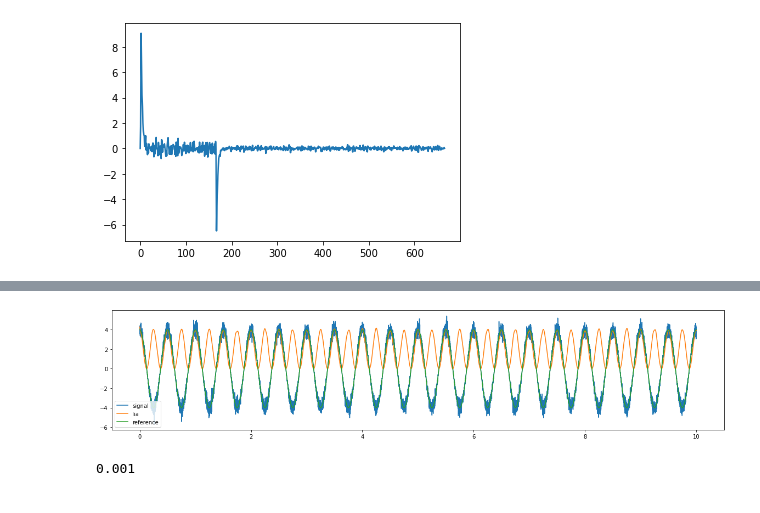
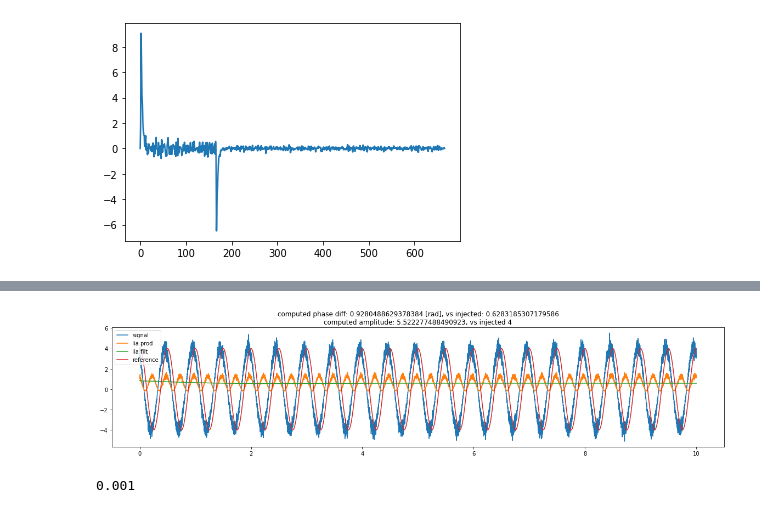
Before and after one commit to RoyElkabetz/NMR-gyroscope, a Jupyter notebook: PID_and_LIA.ipynb, the cells around one changed output, grey strips where cells are left out. Drawn from its saved outputs; the diff is of its cells as text; code cells hidden in the pictures.

```diff
--- a/PID_and_LIA.ipynb
+++ b/PID_and_LIA.ipynb
@@ -215,6 +218,6 @@ plt.plot(pid_controller2.e_saved)
 # %%
 class LIA:
-    def __init__(self, lpf_params: dict):
+    def __init__(self, lpf_params: dict, x_signal: np.array, x_reference: np.array):
 
         self.lpf_params = lpf_params
 
@@ -239,16 +242,25 @@ class LIA:
         return filtered_x
 
     def lia(self, input_signal, ref_signal):
-        product = np.multiply(input_signal, ref_signal) / ((np.max(ref_signal) - np.min(ref_signal)) / 2)
-        return self.filter_signal(product)
+        amplitude_input = np.max(input_signal - np.mean(input_signal))
+        amplitude_ref = np.max(ref_signal - np.mean(ref_signal))
+        product = np.multiply(input_signal, ref_signal) * 2 / amplitude_input / amplitude_ref
+        filtered_signal = self.filter_signal(product)
+        phase_diff = np.arccos(np.mean(filtered_signal))
+        return amplitude_input, phase_diff, product, filtered_signal
+
+    def lock_alpha(self):
+        pass
 # %%
 freq = 2
 fs = 1000
 tf = 10
+phi = np.pi / 5
+amp = 4
 t = np.linspace(0, tf, tf * fs)
-x_ref = 4 * np.cos(2 * np.pi * freq * t)
-x = x_ref * (1 + 0.1 * np.random.normal(size=len(x_ref)))
+x_ref = amp * np.cos(2 * np.pi * freq * t)
+x = amp * np.cos(2 * np.pi * freq * t + phi) * (1 + 0.1 * np.random.normal(size=len(x_ref)))
 #lpf_params = {'order': 3, 'cutoff_hz': freq * (1 / fs), 'sampling_frequency_hz': fs, 'plot_filter': True}
-lpf_params = {'order': 3, 'cutoff_hz': freq * 10, 'sampling_frequency_hz': fs, 'plot_filter': True}
+lpf_params = {'order': 3, 'cutoff_hz': freq * 1e-1, 'sampling_frequency_hz': fs, 'plot_filter': False}
 my_lia = LIA(lpf_params)
-x_lia = my_lia.lia(x, x_ref)
+lia_amp, lia_phi, lia_x, lia_x_filt = my_lia.lia(x, x_ref)
@@ -257,12 +267,14 @@ x_lia = my_lia.lia(x, x_ref)
 # %%
 plt.figure(figsize=(20, 4))
+plt.title(f'computed phase diff: {lia_phi} [rad], vs injected: {phi}\ncomputed amplitude: {lia_amp}, vs injected {amp}')
 plt.plot(t, x, label='signal')
-plt.plot(t, x_lia, label='lia')
+plt.plot(t, lia_x, label='lia prod')
+plt.plot(t, lia_x_filt, label='lia filt')
 plt.plot(t, x_ref, label='reference')
 plt.legend()
 plt.show()
 # %% [output]
-[figure, old version]
+[figure, new version]
 # %%
 1 / fs
 # %% [output]
```
Also changed, not shown: parts of 5 cells of this notebook.
